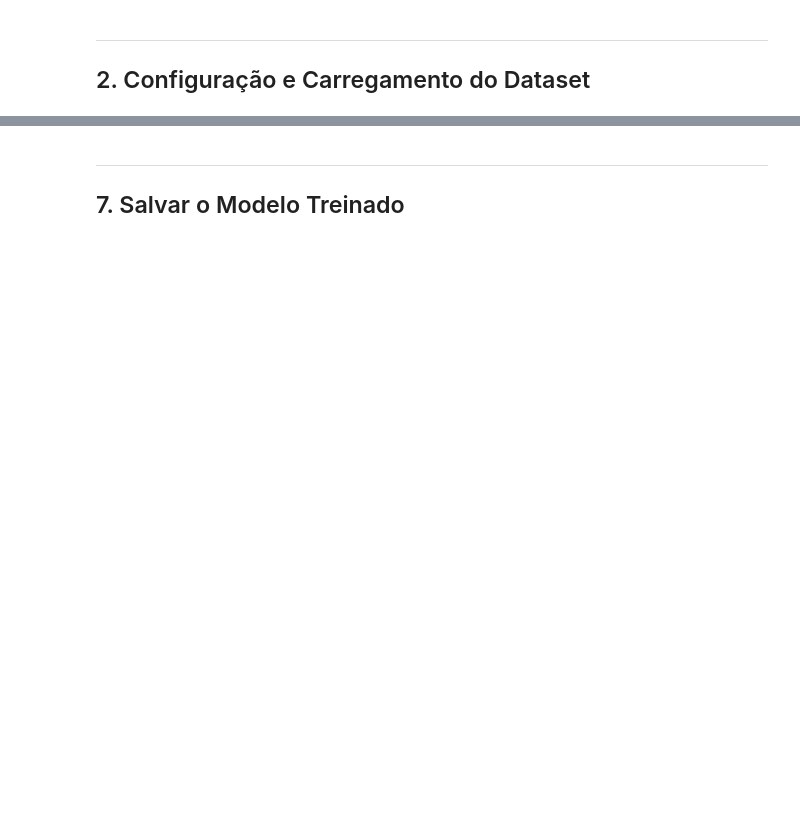
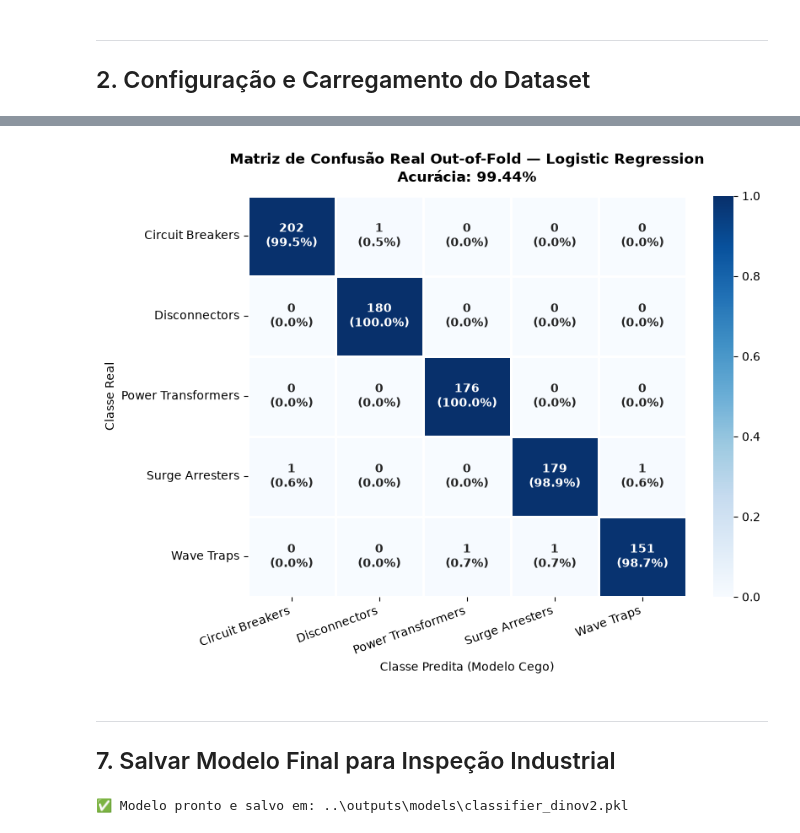
Before and after one commit to gabrielsena87/modelo-de-predicao-industrial-com-imagens-termicas, a Jupyter notebook: notebooks/02_training.ipynb, the cells around one changed output, grey strips where cells are left out. Cells and saved outputs as stored; diff of their text form; code cells hidden in the pictures; blank space fills up the shorter version.

Commit message:
docs: executa e salva celulas de saida com graficos nos 3 notebooks didaticos

```diff
--- a/notebooks/02_training.ipynb
+++ b/notebooks/02_training.ipynb
@@ -166,15 +184,12 @@ Treinamos o melhor classificador no dataset completo e avaliamos com a matriz de
 # %%
-# Selecionar o melhor classificador automaticamente
 best_name = max(results, key=lambda k: results[k].mean())
 best_pipeline = classifiers[best_name]
-print(f"Melhor classificador: {best_name} ({results[best_name].mean():.4f})")
+print(f"Melhor modelo selecionado: {best_name}")
 
-# Treinar no dataset completo
-best_pipeline.fit(features, labels)
-predictions = best_pipeline.predict(features)
+# Predições Out-of-Fold
+oof_preds = cross_val_predict(best_pipeline, features, labels, cv=cv)
+oof_acc = accuracy_score(labels, oof_preds)
 
-# Relatório de classificação
-print("\n" + classification_report(
-    labels, predictions,
-    target_names=dataset.classes
-))
+print(f"\nAcurácia Out-of-Fold: {oof_acc*100:.2f}%")
+print("\nRelatório de Classificação Real:")
+print(classification_report(labels, oof_preds, target_names=dataset.classes, digits=4))
@@ -181,41 +213,50 @@ print("\n" + classification_report(
 # %%
-# Matriz de confusão
-cm = confusion_matrix(labels, predictions)
+# Matriz de confusão real
+cm = confusion_matrix(labels, oof_preds)
+cm_norm = confusion_matrix(labels, oof_preds, normalize="true")
 
-fig, ax = plt.subplots(figsize=(8, 6))
+annot_matrix = np.empty_like(cm, dtype=object)
+for r in range(cm.shape[0]):
+    for c in range(cm.shape[1]):
+        annot_matrix[r, c] = f"{cm[r, c]}\n({cm_norm[r, c]:.1%})"
+
+fig, ax = plt.subplots(figsize=(8.5, 6.5))
 sns.heatmap(
-    cm, annot=True, fmt="d", cmap="Blues",
-    xticklabels=dataset.classes,
-    yticklabels=dataset.classes, ax=ax
+    cm_norm, annot=annot_matrix, fmt="", cmap="Blues",
+    xticklabels=dataset.classes, yticklabels=dataset.classes, ax=ax,
+    cbar=True, linewidths=0.8, annot_kws={"fontsize": 10, "fontweight": "bold"}
 )
-ax.set_title(f"Matriz de Confusão — {best_name}", fontsize=14)
-ax.set_xlabel("Predição")
-ax.set_ylabel("Real")
-plt.xticks(rotation=20)
+ax.set_title(f"Matriz de Confusão Real Out-of-Fold — {best_name}\nAcurácia: {oof_acc*100:.2f}%", fontsize=12, fontweight="bold", pad=12)
+ax.set_xlabel("Classe Predita (Modelo Cego)")
+ax.set_ylabel("Classe Real")
+plt.xticks(rotation=20, ha="right")
 plt.tight_layout()
 plt.show()
+# %% [output]
+[figure, added]
 # %% [markdown]
 ---
-## 7. Salvar o Modelo Treinado
+## 7. Salvar Modelo Final para Inspeção Industrial
 # %%
+# Ajustar nos dados totais para salvar o modelo operacional final
+best_pipeline.fit(features, labels)
+
 model_dir = Path("../outputs/models")
 model_dir.mkdir(parents=True, exist_ok=True)
-
 model_path = model_dir / "classifier_dinov2.pkl"
 
 model_artifact = {
     "pipeline": best_pipeline,
     "classifier_name": best_name,
     "classes": dataset.classes,
-    "feature_dim": features.shape[1],
-    "train_accuracy": accuracy_score(labels, predictions),
     "cv_accuracy_mean": results[best_name].mean(),
     "cv_accuracy_std": results[best_name].std(),
+    "oof_accuracy": oof_acc,
 }
 
 with open(model_path, "wb") as f:
     pickle.dump(model_artifact, f)
 
-print(f"✅ Modelo salvo em {model_path}")
-print(f"   Classificador: {best_name}")
-print(f"   Acurácia CV: {results[best_name].mean():.4f} ± {results[best_name].std():.4f}")
+print(f"✅ Modelo pronto e salvo em: {model_path}")
+# %% [output]
+✅ Modelo pronto e salvo em: ..\outputs\models\classifier_dinov2.pkl
```
Also changed, not shown: parts of 15 cells of this notebook, 2 other files.
